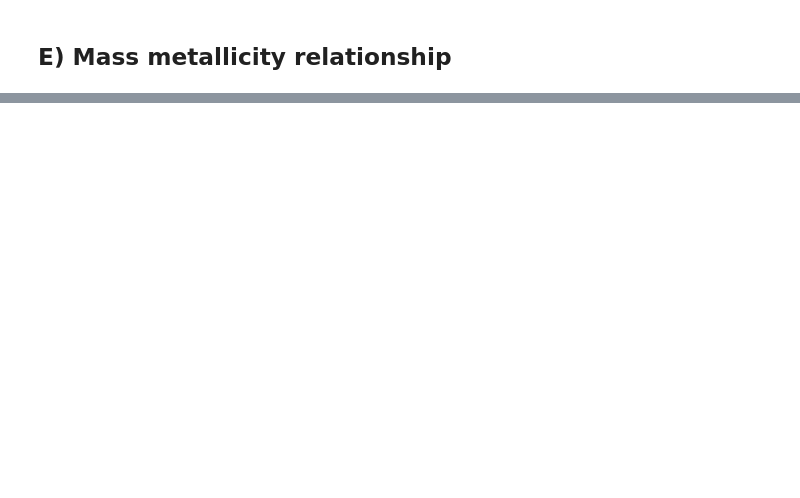
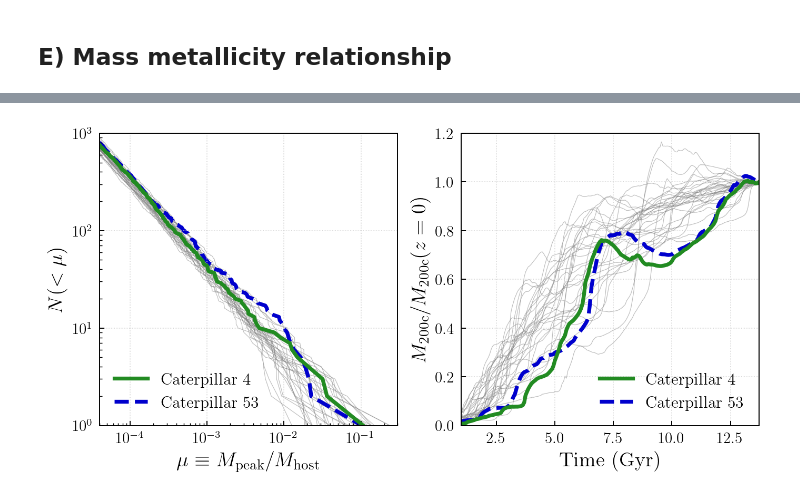
Before and after one commit to kibokov/grumpy_mw_forward_model, a Jupyter notebook: MW_forward_model_plots_2.ipynb, the cells around one changed output, grey strips where cells are left out. Drawn from its saved outputs; the diff is of its cells as text; code cells hidden in the pictures; blank space fills up the shorter version.

```diff
--- a/MW_forward_model_plots_2.ipynb
+++ b/MW_forward_model_plots_2.ipynb
@@ -1820,0 +2695,94 @@ plt.show()
+# %%
+lmc_colors = ["mediumblue","forestgreen"]
+
+
+fig,ax = plt.subplots(1,2,figsize = (8,4))
+
+plt.subplots_adjust(wspace = 0.1)
+
+sub53_all = cat14_subs_all[ind_53]
+sub53_host_mass = cat14_host_mass[ind_53]
+
+sub4_all = cat14_subs_all[ind_4]
+sub4_host_mass = cat14_host_mass[ind_4]
+
+
+plot_shmf(cat14_subs_all,cat14_host_mass,ax[0],color="firebrick",lw=3,ls="-",grey=True,median=False)
+
+ax[0].plot(np.sort(sub4_all)/sub4_host_mass,np.arange(1,len(sub4_all)+1)[::-1],color = "forestgreen",lw=3,alpha = 1,label=r'\rm Caterpillar 4',zorder = 2)
+ax[0].plot(np.sort(sub53_all)/sub53_host_mass,np.arange(1,len(sub53_all)+1)[::-1],color = "mediumblue",lw=3,alpha = 1,label=r'\rm Caterpillar 53',zorder = 1,ls = "--")
+
+ax[0].legend(loc='lower left',frameon=False,fontsize =13)
+
+
+ax[0].set_xscale("log")
+ax[0].set_yscale("log")
+ax[0].set_ylim([1,1e3])
+
+ax[0].grid(ls = ":",color = "lightgrey")
+
+ax[0].tick_params(axis = "x",labelsize = 12)
+ax[0].tick_params(axis = "y",labelsize = 12)
+ax[0].set_xlim([4e-5,3e-1])
+
+ax[0].set_xticks([1e-4,1e-3,1e-2,1e-1])
+
+ax[0].set_xlabel(r"$\mu \equiv M_{\rm peak}/M_{\rm host}$",fontsize = 16)
+
+ax[0].set_ylabel(r"$N(<\mu)$",fontsize = 16)
+
+#########
+
+
+
+# host_names = [r"\rm Caterpillar 24",r"\rm Caterpillar 53",r"\rm Caterpillar 4" ]
+#the order is 24, 53, and 4
+
+
+legend_elements_2 = [Line2D([0], [0], color='forestgreen', lw=3,ls = "-",label=r'\rm Caterpillar 4'),
+                     Line2D([0], [0], color='mediumblue', lw=3,ls = "--",label=r'\rm Caterpillar 53')]
+
+
+ax[1].legend(handles=legend_elements_2, loc='lower right',frameon=False,fontsize =13)
+
+
+# for k in range(len(all_ts_lmc)):
+ax[1].plot(all_ts_lmc[0],all_m200c_lmc[0],zorder =2,color = lmc_colors[0],lw =3,ls = "--")
+ax[1].plot(all_ts_lmc[1],all_m200c_lmc[1],zorder =2,color = lmc_colors[1],lw =3)
+
+
+# for k in range(len(all_ts_lmc_late)):
+#     ax.plot(all_ts_lmc_late[k],all_m200c_lmc_late[k],zorder =2,color = 'k',lw =0.5)
+
+
+for k in range(len(all_ts_nolmc)):
+    if k == 0:
+        ax[1].plot(all_ts_nolmc[k],all_m200c_nolmc[k],color ="grey",zorder = 1,lw = 0.5,alpha = 0.5)
+    else:
+        ax[1].plot(all_ts_nolmc[k],all_m200c_nolmc[k],color ="grey",zorder = 1,lw = 0.5,alpha = 0.5)
+
+
+
+
+ax[1].set_xlim([1,all_ts_nolmc[0][-1]])
+ax[1].set_ylim([0,1.2])
+
+ax[1].grid(ls = ":",color = "lightgrey")
+
+
+ax[1].tick_params(axis = "x",labelsize = 12)
+ax[1].tick_params(axis = "y",labelsize = 12)
+
+ax[1].set_ylabel(r"$M_{\rm 200c}/M_{\rm 200c}(z=0)$",fontsize = 16)
+ax[1].set_xlabel(r"\rm Time (Gyr)",fontsize = 16)
+
+
+plt.tight_layout()
+
+# plt.savefig("/Users/radioactive/Desktop/PROJS/paper2/paper_figs_cater_pdf/cater_sums_plot.pdf")
+# plt.savefig("cater_sums_plot.pdf")
+
+
+plt.show()
+# %% [output]
+[figure, added]
```
Also changed, not shown: parts of 24 cells of this notebook.
